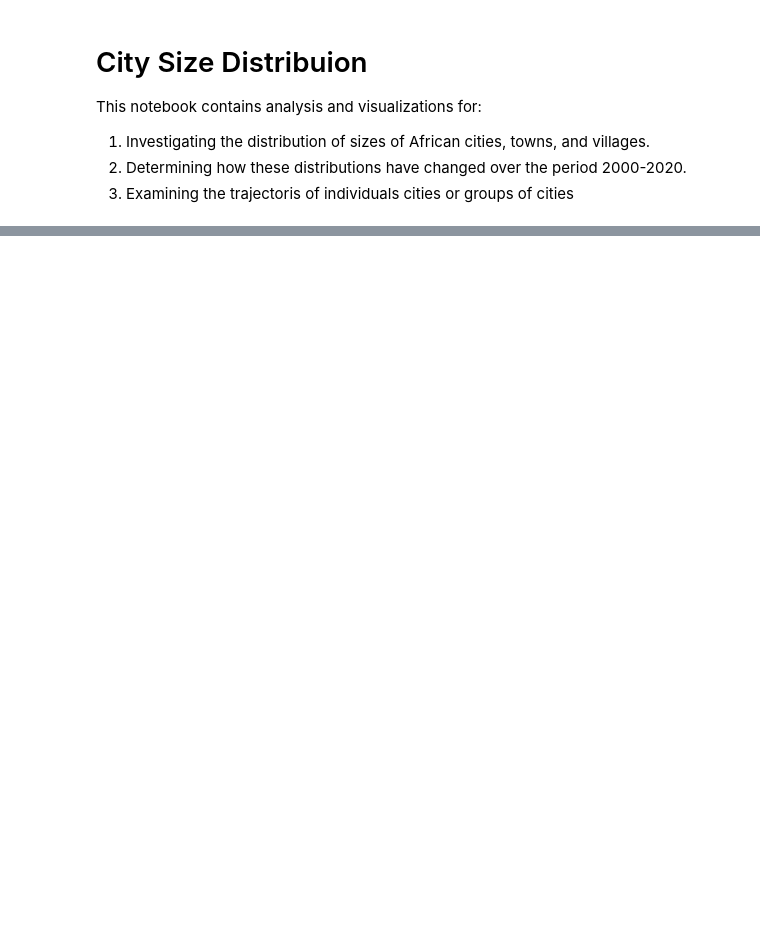
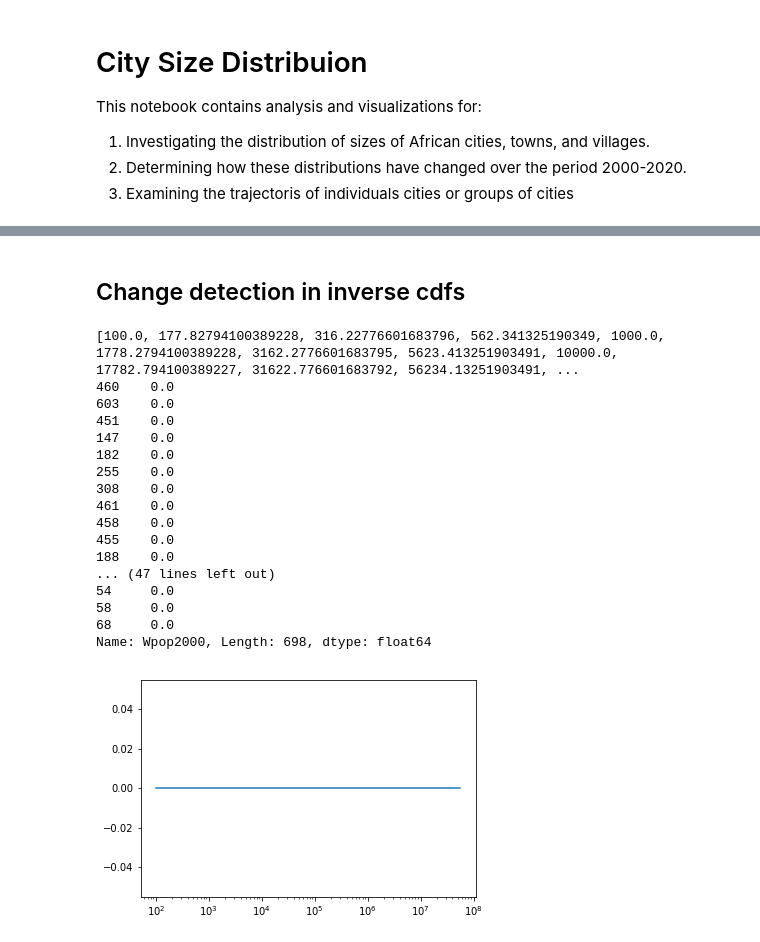
Before and after one commit to cascadet/AfricaUrbanPop, a Jupyter notebook: notebooks/jupyter/City Size Distribution Analysis.ipynb, the cells around one changed output, grey strips where cells are left out. Saved outputs shown, nothing was run; the diff lists cells and outputs as text; code cells hidden in the pictures; blank space fills up the shorter version.

```diff
--- a/notebooks/jupyter/City Size Distribution Analysis.ipynb
+++ b/notebooks/jupyter/City Size Distribution Analysis.ipynb
@@ -16,0 +72,38 @@ ImportError: No module named 'pandas'
+# %% [markdown]
+## Change detection in inverse cdfs
+# %%
+from math import log10, floor, ceil
+
+max_data = ceil(log10(max(max(data_2020),max(data_2000))))  # Find the minimum log scale in the data
+min_data = floor(log10(min(min(data_2020),min(data_2000)))) # Find the maximum log scale in the data
+
+values = [pow(10,x) for x in np.arange(min_data,max_data,0.25)] # Generate a list of values for the inverse cdf.
+
+print(values)
+
+X, y1 = p_X_gt_x(data_2000, X=values)
+X, y2 = p_X_gt_x(data_2020, X=values)
+
+plt.plot(X,y2-y1)
+plt.xscale('log')
+
+print(data_2000 - data_2020)
+# %% [output]
+[100.0, 177.82794100389228, 316.22776601683796, 562.341325190349, 1000.0, 1778.2794100389228, 3162.2776601683795, 5623.413251903491, 10000.0, 17782.794100389227, 31622.776601683792, 56234.13251903491, ...
+460    0.0
+603    0.0
+451    0.0
+147    0.0
+182    0.0
+255    0.0
+308    0.0
+461    0.0
+458    0.0
+455    0.0
+188    0.0
+... (47 lines left out)
+54     0.0
+58     0.0
+68     0.0
+Name: Wpop2000, Length: 698, dtype: float64
+[figure, added]
```
Also changed, not shown: parts of 9 cells of this notebook, 1 other file.
